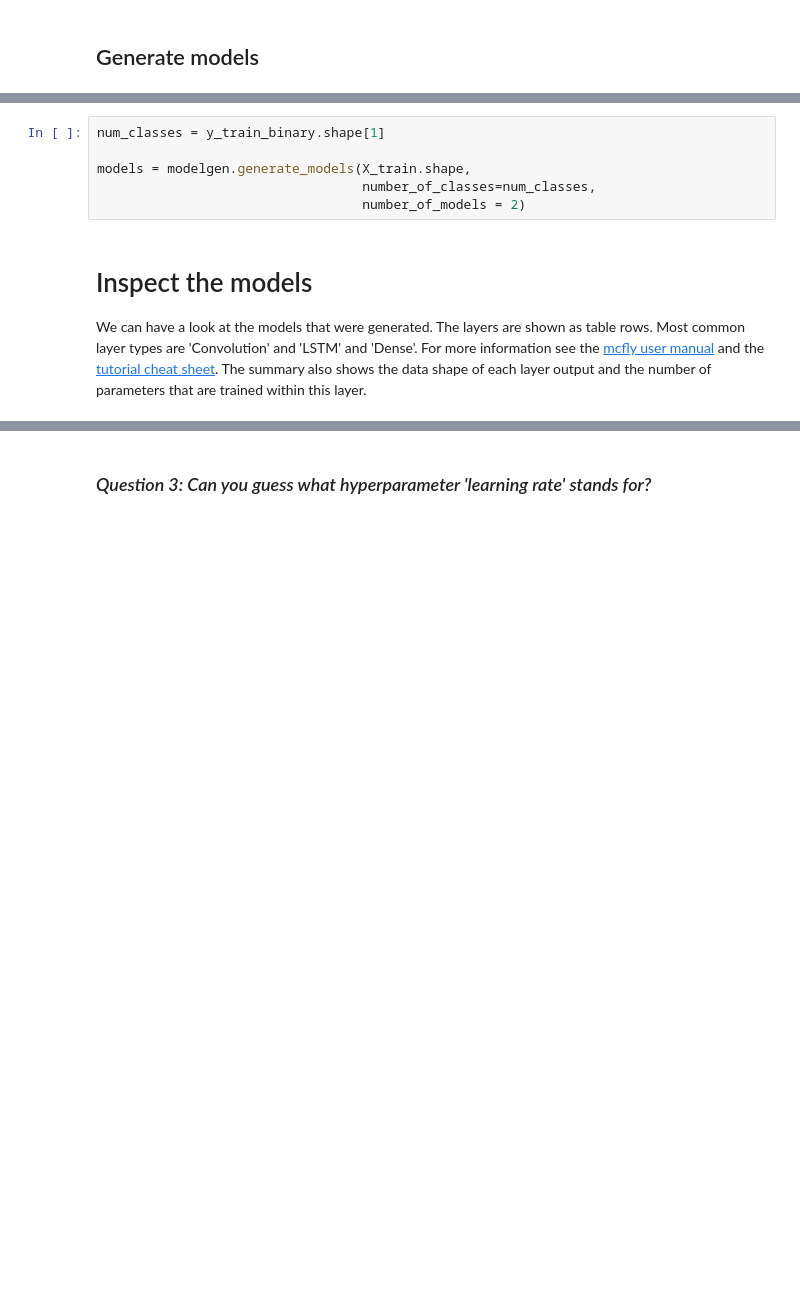
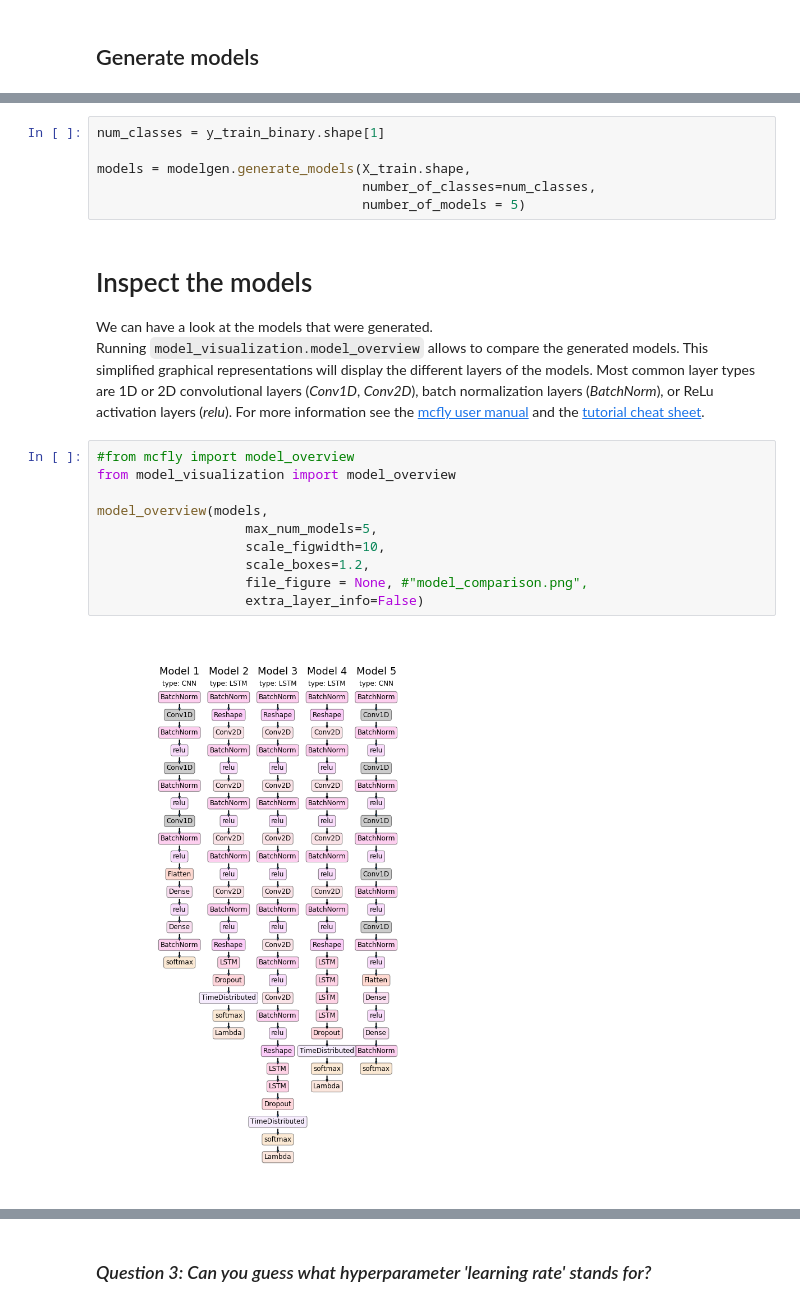
Before and after one commit to NLeSC/mcfly-tutorial, a Jupyter notebook: notebooks/tutorial/tutorial.ipynb, the cells around one changed output, grey strips where cells are left out. Cells and saved outputs as stored; diff of their text form; blank space fills up the shorter version.

```diff
--- a/notebooks/tutorial/tutorial.ipynb
+++ b/notebooks/tutorial/tutorial.ipynb
@@ -97,7 +100,21 @@ num_classes = y_train_binary.shape[1]
 
 models = modelgen.generate_models(X_train.shape,
                                   number_of_classes=num_classes,
-                                  number_of_models = 2)
+                                  number_of_models = 5)
 # %% [markdown]
 # Inspect the models
-We can have a look at the models that were generated. The layers are shown as table rows. Most common layer types are 'Convolution' and 'LSTM' and 'Dense'. For more information see the [mcfly user manual](https://github.com/NLeSC/mcfly/wiki/User-manual) and the [tutorial cheat sheet](https://github.com/NLeSC/mcfly-tutorial/blob/master/cheatsheet.md). The summary also shows the data shape of each layer output and the number of parameters that are trained within this layer.
+We can have a look at the models that were generated. <br>
+Running `model_visualization.model_overview` allows to compare the generated models. This simplified graphical representations will display the different layers of the models. Most common layer types are 1D or 2D convolutional layers (_Conv1D_, _Conv2D_), batch normalization layers (_BatchNorm_), or ReLu activation layers (_relu_).
+For more information see the [mcfly user manual](https://github.com/NLeSC/mcfly/wiki/User-manual) and the [tutorial cheat sheet](https://github.com/NLeSC/mcfly-tutorial/blob/master/cheatsheet.md).
+# %%
+#from mcfly import model_overview
+from model_visualization import model_overview
+
+model_overview(models,
+                   max_num_models=5,
+                   scale_figwidth=10,
+                   scale_boxes=1.2,
+                   file_figure = None, #"model_comparison.png",
+                   extra_layer_info=False)
+# %% [output]
+[figure, added]
```
Also changed, not shown: parts of 18 cells of this notebook.
